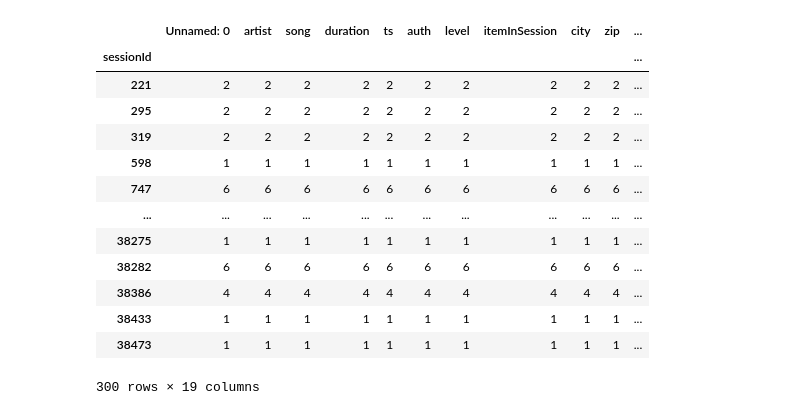
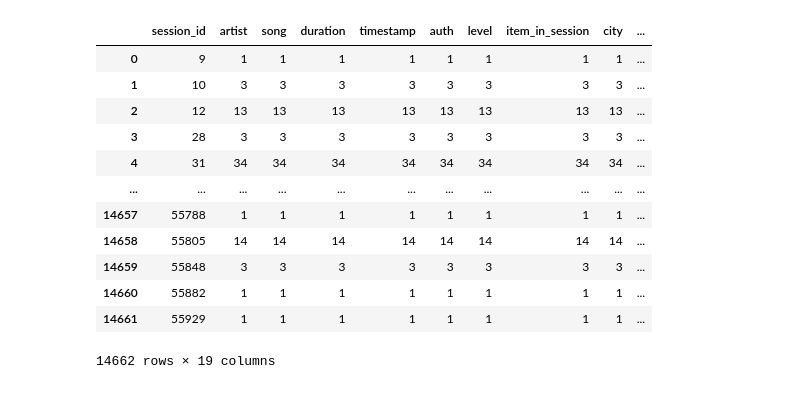
Before and after one commit to lupusruber/music_analytics, a Jupyter notebook: scripts/tests.ipynb, the cells around one changed output. Saved outputs shown, nothing was run; the diff lists cells and outputs as text; code cells hidden in the pictures.

```diff
--- a/scripts/tests.ipynb
+++ b/scripts/tests.ipynb
@@ -1,3 +1,12 @@
 # %%
 import pandas as pd
-df = pd.read_csv('events.csv')
+
+df = pd.read_csv("/home/lupusruber/music_analytics/data/events.csv", encoding="utf-8")
+df.drop(["Unnamed: 0"], inplace=True, axis=1)
+# %%
+transform_string = (
+    lambda x: "".join([("_" + i if i.isupper() else i) for i in x]).strip().lower()
+)
+# %%
+df.columns = list(map(transform_string, df.columns.tolist()))
+df = df.rename({"ts": "timestamp"}, axis=1)
@@ -4,17 +18,16 @@ df = pd.read_csv('events.csv')
 # %%
-df.groupby('sessionId').count()
+df.groupby("session_id").count().reset_index()
 # %% [output]
-|  | Unnamed: 0 | artist | song | duration | ts | auth | level | itemInSession | city | zip | ... |
-| sessionId |  |  |  |  |  |  |  |  |  |  | ... |
-| 221 | 2 | 2 | 2 | 2 | 2 | 2 | 2 | 2 | 2 | 2 | ... |
-| 295 | 2 | 2 | 2 | 2 | 2 | 2 | 2 | 2 | 2 | 2 | ... |
-| 319 | 2 | 2 | 2 | 2 | 2 | 2 | 2 | 2 | 2 | 2 | ... |
-| 598 | 1 | 1 | 1 | 1 | 1 | 1 | 1 | 1 | 1 | 1 | ... |
-| 747 | 6 | 6 | 6 | 6 | 6 | 6 | 6 | 6 | 6 | 6 | ... |
-| ... | ... | ... | ... | ... | ... | ... | ... | ... | ... | ... | ... |
-| 38275 | 1 | 1 | 1 | 1 | 1 | 1 | 1 | 1 | 1 | 1 | ... |
-| 38282 | 6 | 6 | 6 | 6 | 6 | 6 | 6 | 6 | 6 | 6 | ... |
-| 38386 | 4 | 4 | 4 | 4 | 4 | 4 | 4 | 4 | 4 | 4 | ... |
-| 38433 | 1 | 1 | 1 | 1 | 1 | 1 | 1 | 1 | 1 | 1 | ... |
-| 38473 | 1 | 1 | 1 | 1 | 1 | 1 | 1 | 1 | 1 | 1 | ... |
+|  | session_id | artist | song | duration | timestamp | auth | level | item_in_session | city | ... |
+| 0 | 9 | 1 | 1 | 1 | 1 | 1 | 1 | 1 | 1 | ... |
+| 1 | 10 | 3 | 3 | 3 | 3 | 3 | 3 | 3 | 3 | ... |
+| 2 | 12 | 13 | 13 | 13 | 13 | 13 | 13 | 13 | 13 | ... |
+| 3 | 28 | 3 | 3 | 3 | 3 | 3 | 3 | 3 | 3 | ... |
+| 4 | 31 | 34 | 34 | 34 | 34 | 34 | 34 | 34 | 34 | ... |
+| ... | ... | ... | ... | ... | ... | ... | ... | ... | ... | ... |
+| 14657 | 55788 | 1 | 1 | 1 | 1 | 1 | 1 | 1 | 1 | ... |
+| 14658 | 55805 | 14 | 14 | 14 | 14 | 14 | 14 | 14 | 14 | ... |
+| 14659 | 55848 | 3 | 3 | 3 | 3 | 3 | 3 | 3 | 3 | ... |
+| 14660 | 55882 | 1 | 1 | 1 | 1 | 1 | 1 | 1 | 1 | ... |
+| 14661 | 55929 | 1 | 1 | 1 | 1 | 1 | 1 | 1 | 1 | ... |
-300 rows × 19 columns
+14662 rows × 19 columns
```
Also changed, not shown: parts of 19 cells of this notebook, 2 other files.
